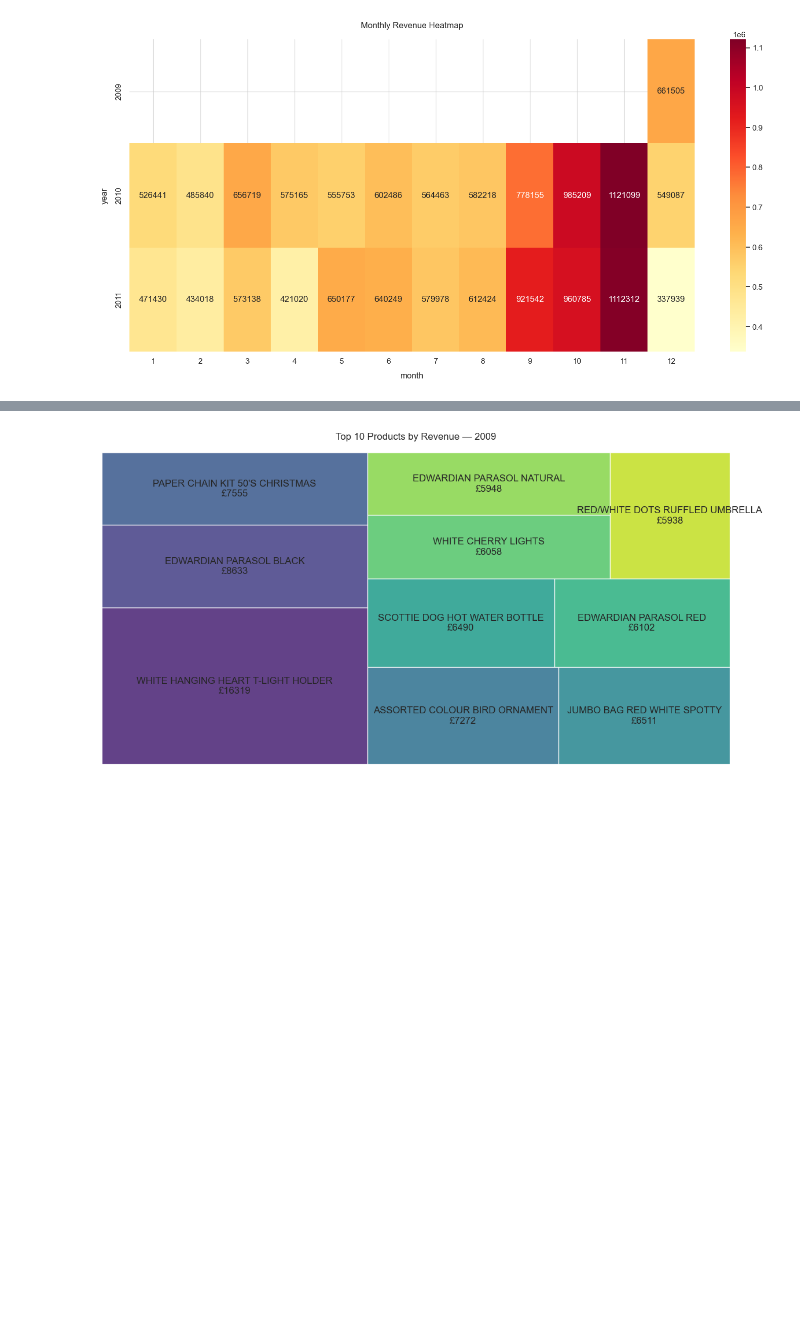
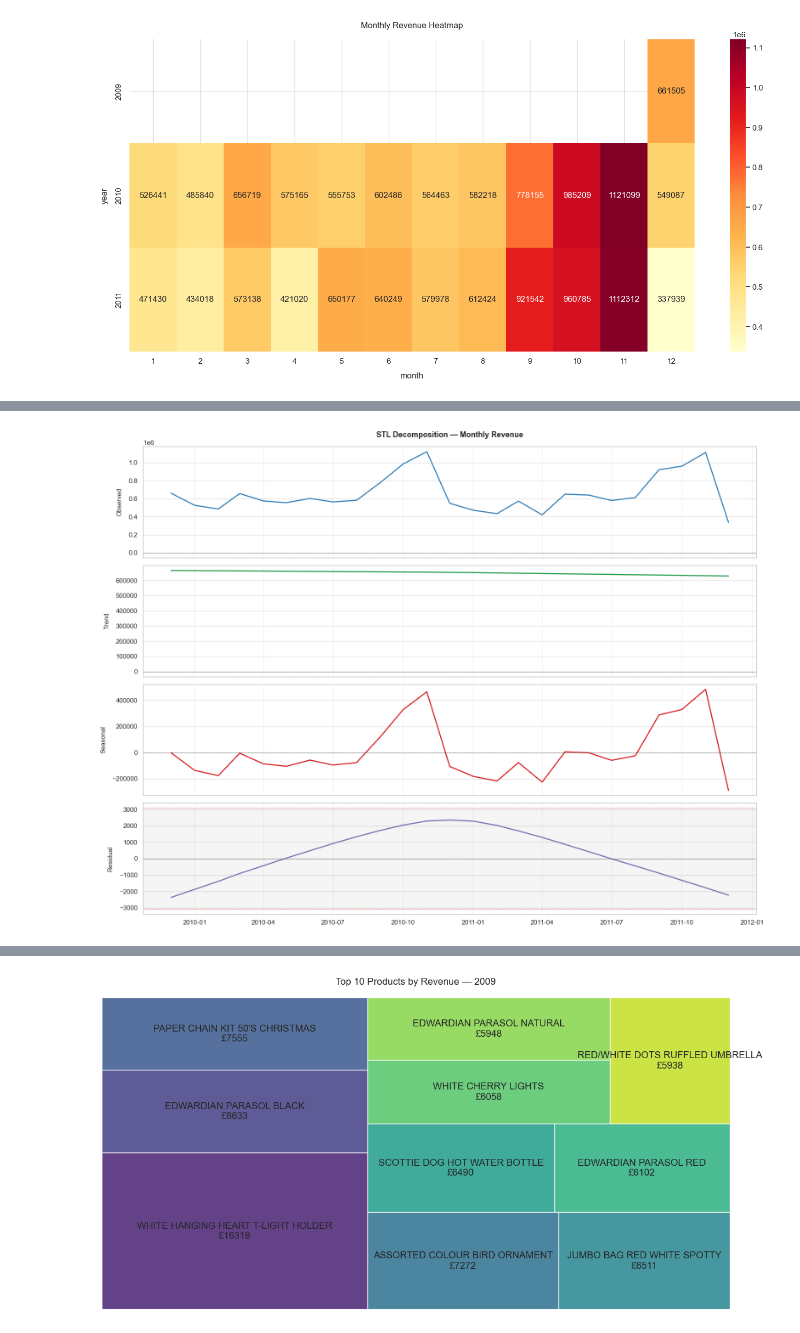
Before and after one commit to zxc0dev/customer-rfm-segmentation-dashboard, a Jupyter notebook: notebooks/01_ingestion_and_eda.ipynb, the cells around one changed output, grey strips where cells are left out. Drawn from its saved outputs; the diff is of its cells as text; code cells hidden in the pictures; blank space fills up the shorter version.

```diff
--- a/notebooks/01_ingestion_and_eda.ipynb
+++ b/notebooks/01_ingestion_and_eda.ipynb
@@ -586,0 +649,46 @@ for year in df['year'].unique():
+# %%
+df['date'] = pd.to_datetime(df[['year', 'month', 'day']])
+
+monthly = (
+    df.groupby(['year', 'month'])['revenue']
+    .sum()
+    .reset_index()
+    .sort_values(['year', 'month'])
+)
+
+ts = (
+    monthly.set_index(pd.to_datetime(monthly[['year', 'month']].assign(day=1)))
+    ['revenue']
+    .asfreq('MS')
+    .interpolate()
+)
+
+stl = STL(ts, period=12, robust=True)
+res = stl.fit()
+
+fig, axes = plt.subplots(4, 1, figsize=(16, 12), sharex=True)
+components = {
+    'Observed':   ts,
+    'Trend':      res.trend,
+    'Seasonal':   res.seasonal,
+    'Residual':   res.resid,
+}
+colors = ['#2c7bb6', '#1a9641', '#d7191c', '#756bb1']
+
+for ax, (label, series), color in zip(axes, components.items(), colors):
+    ax.plot(series, color=color, linewidth=1.8)
+    ax.set_ylabel(label, fontsize=11)
+    ax.axhline(0, color='black', linewidth=0.5, linestyle='--')
+    ax.grid(axis='x', alpha=0.3)
+
+    if label == 'Residual':
+        sigma = series.std()
+        ax.axhspan(-2*sigma, 2*sigma, alpha=0.08, color='grey')
+        ax.axhline(2*sigma,  color='red', linewidth=0.8, linestyle=':')
+        ax.axhline(-2*sigma, color='red', linewidth=0.8, linestyle=':')
+
+axes[0].set_title('STL Decomposition — Monthly Revenue', fontsize=13, fontweight='bold')
+plt.tight_layout()
+plt.show()
+# %% [output]
+[figure, added]
```
Also changed, not shown: parts of 19 cells of this notebook.
